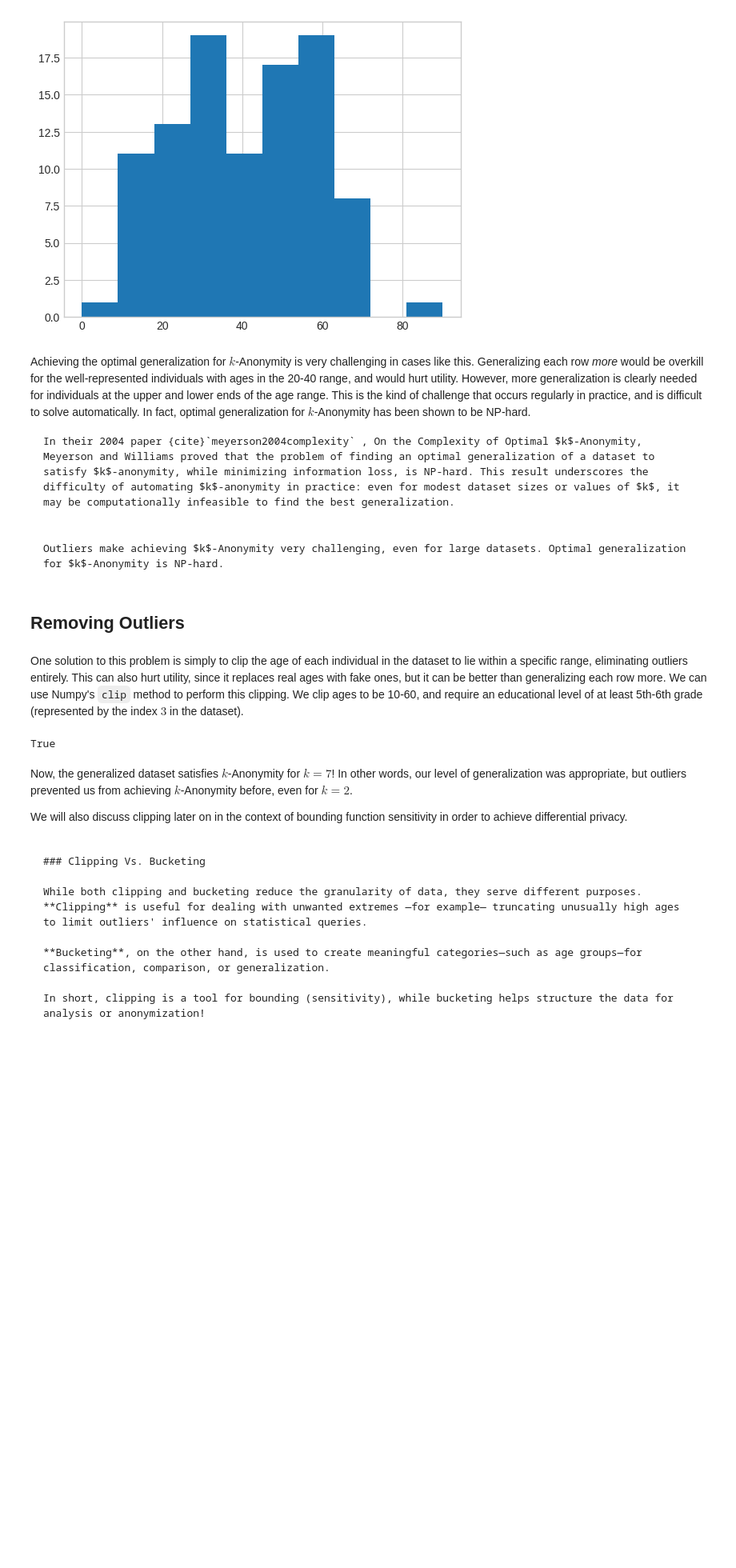
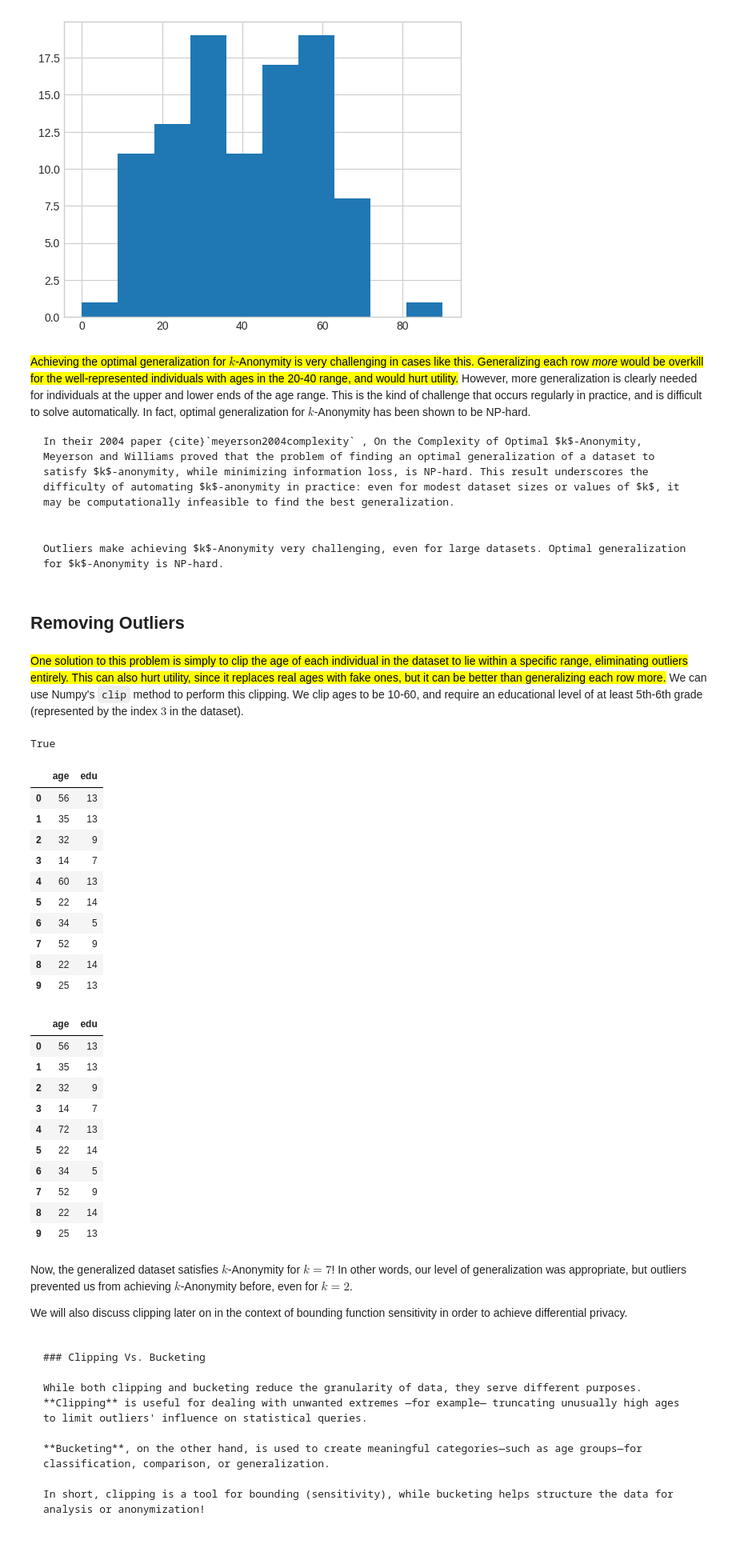
Before and after one commit to andreavitaletti/colab, a Jupyter notebook: programming_differential_privacy/notebooks/chapter2.ipynb, the cells around one changed output. Shown at 80% size. Drawn from its saved outputs; the diff is of its cells as text; code cells hidden in the pictures; blank space fills up the shorter version.

````diff
--- a/programming_differential_privacy/notebooks/chapter2.ipynb
+++ b/programming_differential_privacy/notebooks/chapter2.ipynb
@@ -175,7 +191,7 @@ df2['age'].hist();
 # %% [output]
 [figure]
 # %% [markdown]
-Achieving the optimal generalization for $k$-Anonymity is very challenging in cases like this. Generalizing each row *more* would be overkill for the well-represented individuals with ages in the 20-40 range, and would hurt utility. However, more generalization is clearly needed for individuals at the upper and lower ends of the age range. This is the kind of challenge that occurs regularly in practice, and is difficult to solve automatically. In fact, optimal generalization for $k$-Anonymity has been shown to be NP-hard.
+<mark> Achieving the optimal generalization for $k$-Anonymity is very challenging in cases like this.  Generalizing each row *more* would be overkill for the well-represented individuals with ages in the 20-40 range, and would hurt utility.</mark> However, more generalization is clearly needed for individuals at the upper and lower ends of the age range. This is the kind of challenge that occurs regularly in practice, and is difficult to solve automatically. In fact, optimal generalization for $k$-Anonymity has been shown to be NP-hard.
 
 ```{note}
 In their 2004 paper {cite}`meyerson2004complexity` , On the Complexity of Optimal $k$-Anonymity, Meyerson and Williams proved that the problem of finding an optimal generalization of a dataset to satisfy $k$-anonymity, while minimizing information loss, is NP-hard. This result underscores the difficulty of automating $k$-anonymity in practice: even for modest dataset sizes or values of $k$, it may be computationally infeasible to find the best generalization.
@@ -188,7 +204,7 @@ Outliers make achieving $k$-Anonymity very challenging, even for large datasets.
 # %% [markdown]
 ## Removing Outliers
 # %% [markdown]
-One solution to this problem is simply to clip the age of each individual in the dataset to lie within a specific range, eliminating outliers entirely. This can also hurt utility, since it replaces real ages with fake ones, but it can be better than generalizing each row more. We can use Numpy's `clip` method to perform this clipping. We clip ages to be 10-60, and require an educational level of at least 5th-6th grade (represented by the index $3$ in the dataset).
+<mark>One solution to this problem is simply to clip the age of each individual in the dataset to lie within a specific range, eliminating outliers entirely. This can also hurt utility, since it replaces real ages with fake ones, but it can be better than generalizing each row more.</mark> We can use Numpy's `clip` method to perform this clipping. We clip ages to be 10-60, and require an educational level of at least 5th-6th grade (represented by the index $3$ in the dataset).
 # %%
 # clipping away outliers
 depths = {
@@ -202,5 +218,31 @@ isKAnonymized(df2, 7)
 # %% [output]
 True
+# %%
+display(dfp.head(10))
+display(df.head(10))
+# %% [output]
+|  | age | edu |
+| 0 | 56 | 13 |
+| 1 | 35 | 13 |
+| 2 | 32 | 9 |
+| 3 | 14 | 7 |
+| 4 | 60 | 13 |
+| 5 | 22 | 14 |
+| 6 | 34 | 5 |
+| 7 | 52 | 9 |
+| 8 | 22 | 14 |
+| 9 | 25 | 13 |
+|  | age | edu |
+| 0 | 56 | 13 |
+| 1 | 35 | 13 |
+| 2 | 32 | 9 |
+| 3 | 14 | 7 |
+| 4 | 72 | 13 |
+| 5 | 22 | 14 |
+| 6 | 34 | 5 |
+| 7 | 52 | 9 |
+| 8 | 22 | 14 |
+| 9 | 25 | 13 |
 # %% [markdown]
 Now, the generalized dataset satisfies $k$-Anonymity for $k=7$! In other words, our level of generalization was appropriate, but outliers prevented us from achieving $k$-Anonymity before, even for $k=2$.
 
````
Also changed, not shown: parts of 8 cells of this notebook.
